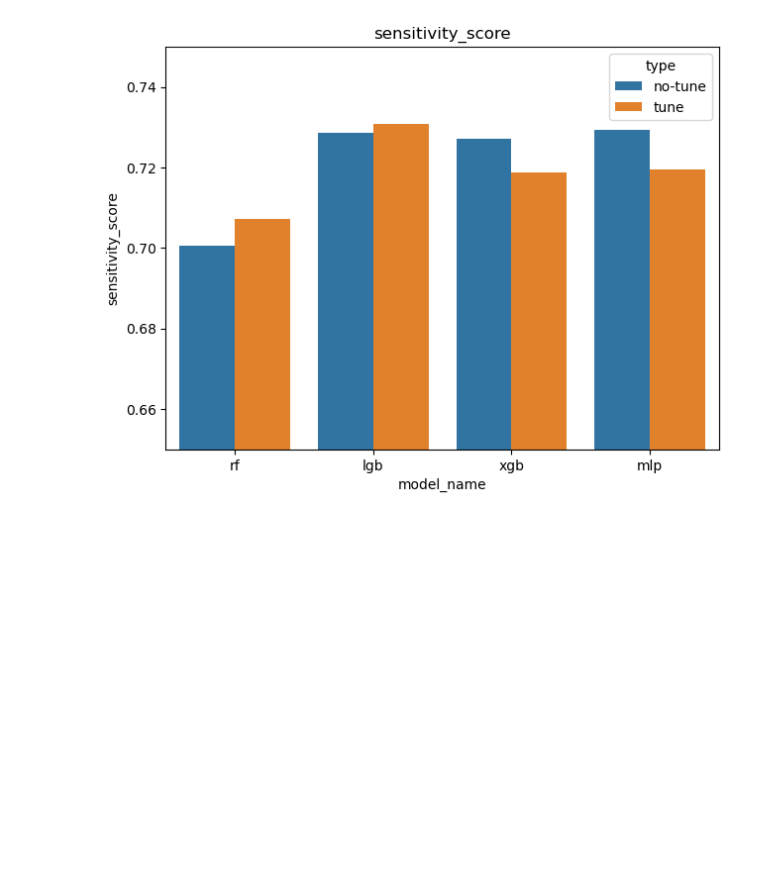
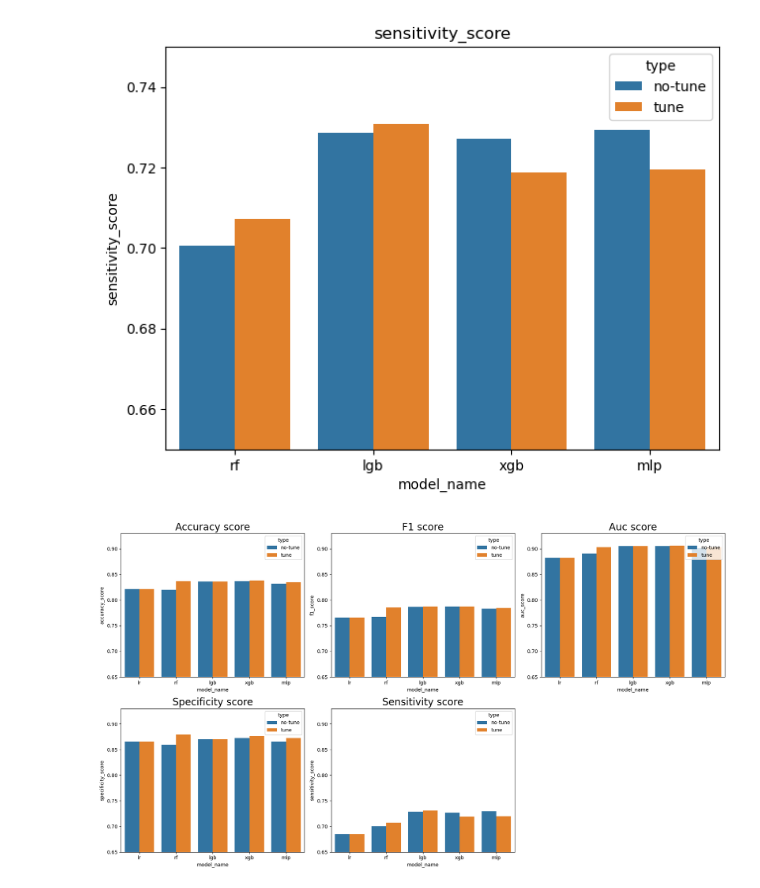
Before and after one commit to natalie283/user-churn-prediction, a Jupyter notebook: notebooks/tune_hyperparameters_report.ipynb, the cells around one changed output. Saved outputs shown, nothing was run; the diff lists cells and outputs as text; code cells hidden in the pictures; blank space fills up the shorter version.

Commit message:
update some visualization

```diff
--- a/notebooks/tune_hyperparameters_report.ipynb
+++ b/notebooks/tune_hyperparameters_report.ipynb
@@ -75,3 +75,28 @@ plt.title('sensitivity_score')
 # %% [output]
 Text(0.5, 1.0, 'sensitivity_score')
 [figure]
+# %%
+# Plot all metrics in a single figure with 3 charts per row
+fig, axes = plt.subplots(2, 3, figsize=(18, 10))
+
+# Metrics to plot
+metrics = ['accuracy_score', 'f1_score', 'auc_score', 'specificity_score', 'sensitivity_score']
+
+# Plot each metric
+for idx, metric in enumerate(metrics):
+    row = idx // 3
+    col = idx % 3
+    sns.barplot(x='model_name', y=metric, hue='type', data=df, ax=axes[row, col])
+    axes[row, col].set_ylim(0.65, 0.93)
+    axes[row, col].set_title(metric.replace('_', ' ').capitalize(), fontsize = 20)
+
+# Adjust layout
+plt.tight_layout()
+
+# Remove any unused subplot (in case of fewer than 6 metrics)
+for j in range(len(metrics), 6):
+    fig.delaxes(axes.flat[j])
+
+plt.show()
+# %% [output]
+[figure, added]
```
